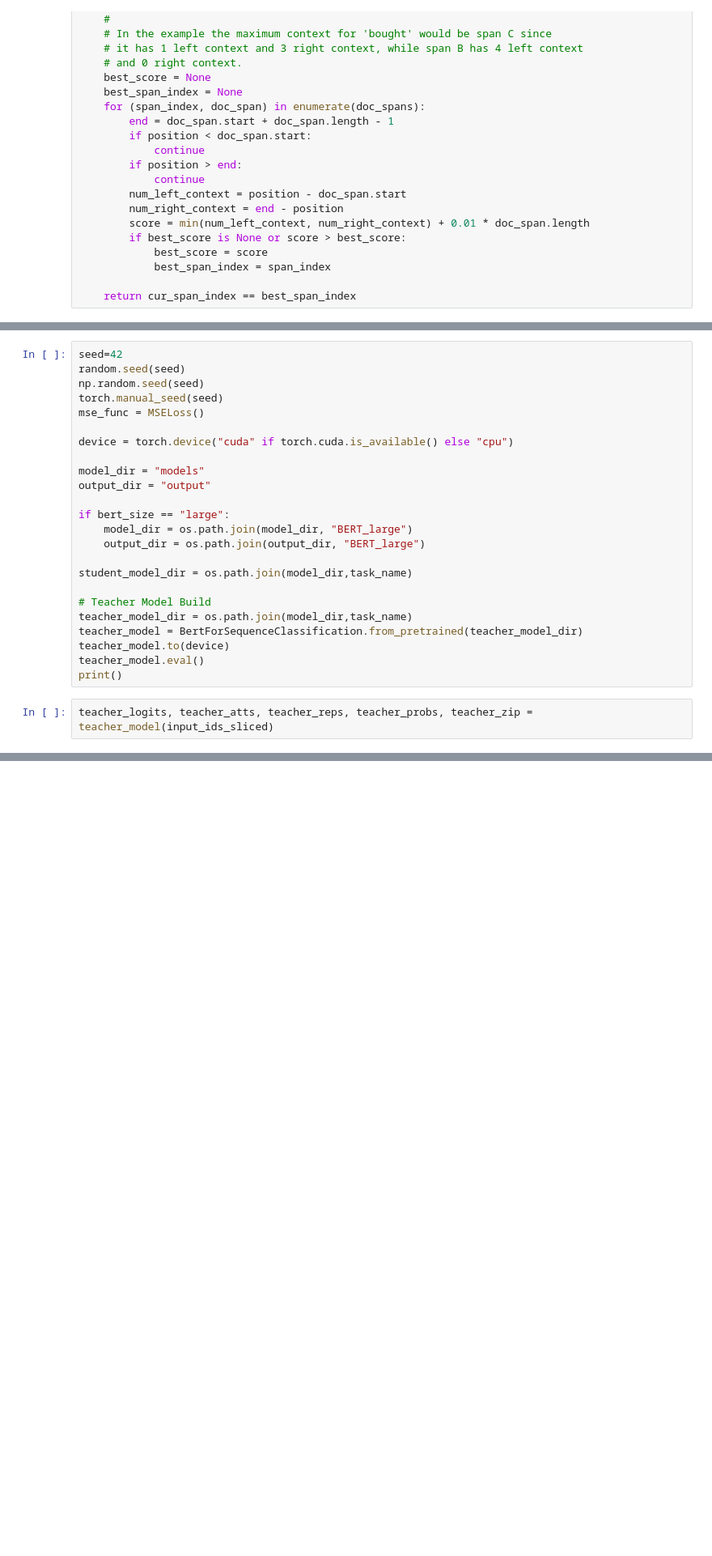
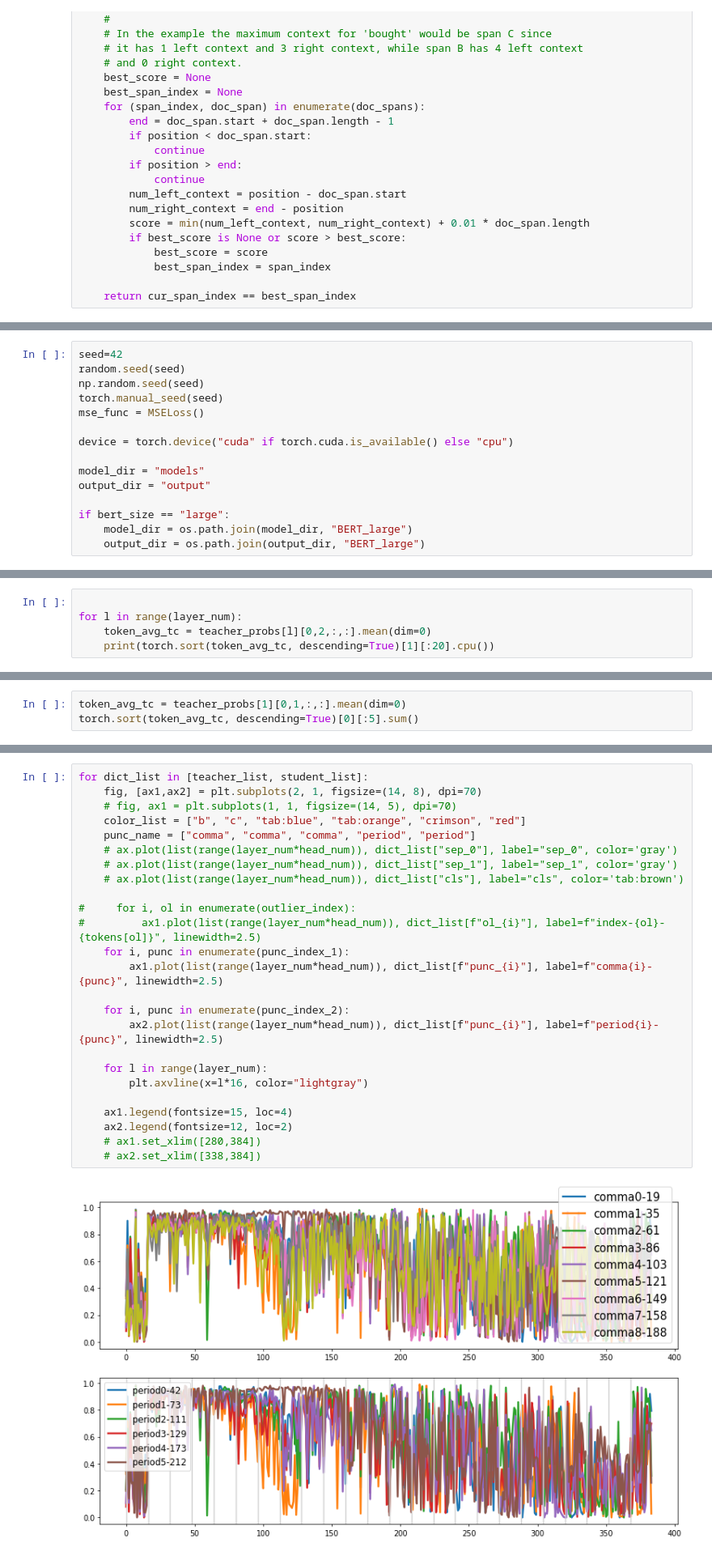
Before and after one commit to MarsJacobs/kd-qat-large-enc, a Jupyter notebook: SQuAD_Exp.ipynb, the cells around one changed output, grey strips where cells are left out. Shown at 81% size. Cells and saved outputs as stored; diff of their text form; blank space fills up the shorter version.

```diff
--- a/SQuAD_Exp.ipynb
+++ b/SQuAD_Exp.ipynb
@@ -514,14 +584,3 @@ output_dir = "output"
 if bert_size == "large":
     model_dir = os.path.join(model_dir, "BERT_large")
     output_dir = os.path.join(output_dir, "BERT_large")
-
-student_model_dir = os.path.join(model_dir,task_name)
-
-# Teacher Model Build
-teacher_model_dir = os.path.join(model_dir,task_name)
-teacher_model = BertForSequenceClassification.from_pretrained(teacher_model_dir)
-teacher_model.to(device)
-teacher_model.eval()
-print()
-# %%
-teacher_logits, teacher_atts, teacher_reps, teacher_probs, teacher_zip = teacher_model(input_ids_sliced)
@@ -527,0 +660,5 @@ teacher_logits, teacher_atts, teacher_reps, teacher_probs, teacher_zip = teacher
+# %%
+
+for l in range(layer_num):
+    token_avg_tc = teacher_probs[l][0,2,:,:].mean(dim=0)
+    print(torch.sort(token_avg_tc, descending=True)[1][:20].cpu())
@@ -527,0 +711,3 @@ teacher_logits, teacher_atts, teacher_reps, teacher_probs, teacher_zip = teacher
+# %%
+token_avg_tc = teacher_probs[1][0,1,:,:].mean(dim=0)
+torch.sort(token_avg_tc, descending=True)[0][:5].sum()
@@ -527,0 +780,27 @@ teacher_logits, teacher_atts, teacher_reps, teacher_probs, teacher_zip = teacher
+# %%
+for dict_list in [teacher_list, student_list]:
+    fig, [ax1,ax2] = plt.subplots(2, 1, figsize=(14, 8), dpi=70)
+    # fig, ax1 = plt.subplots(1, 1, figsize=(14, 5), dpi=70)
+    color_list = ["b", "c", "tab:blue", "tab:orange", "crimson", "red"]
+    punc_name = ["comma", "comma", "comma", "period", "period"]
+    # ax.plot(list(range(layer_num*head_num)), dict_list["sep_0"], label="sep_0", color='gray')
+    # ax.plot(list(range(layer_num*head_num)), dict_list["sep_1"], label="sep_1", color='gray')
+    # ax.plot(list(range(layer_num*head_num)), dict_list["cls"], label="cls", color='tab:brown')
+
+#     for i, ol in enumerate(outlier_index):
+#         ax1.plot(list(range(layer_num*head_num)), dict_list[f"ol_{i}"], label=f"index-{ol}-{tokens[ol]}", linewidth=2.5)
+    for i, punc in enumerate(punc_index_1):
+        ax1.plot(list(range(layer_num*head_num)), dict_list[f"punc_{i}"], label=f"comma{i}-{punc}", linewidth=2.5)
+
+    for i, punc in enumerate(punc_index_2):
+        ax2.plot(list(range(layer_num*head_num)), dict_list[f"punc_{i}"], label=f"period{i}-{punc}", linewidth=2.5)
+
+    for l in range(layer_num):
+        plt.axvline(x=l*16, color="lightgray")
+
+    ax1.legend(fontsize=15, loc=4)
+    ax2.legend(fontsize=12, loc=2)
+    # ax1.set_xlim([280,384])
+    # ax2.set_xlim([338,384])
+# %% [output]
+[figure, added]
```
Also changed, not shown: parts of 15 cells of this notebook, 10 other files.
